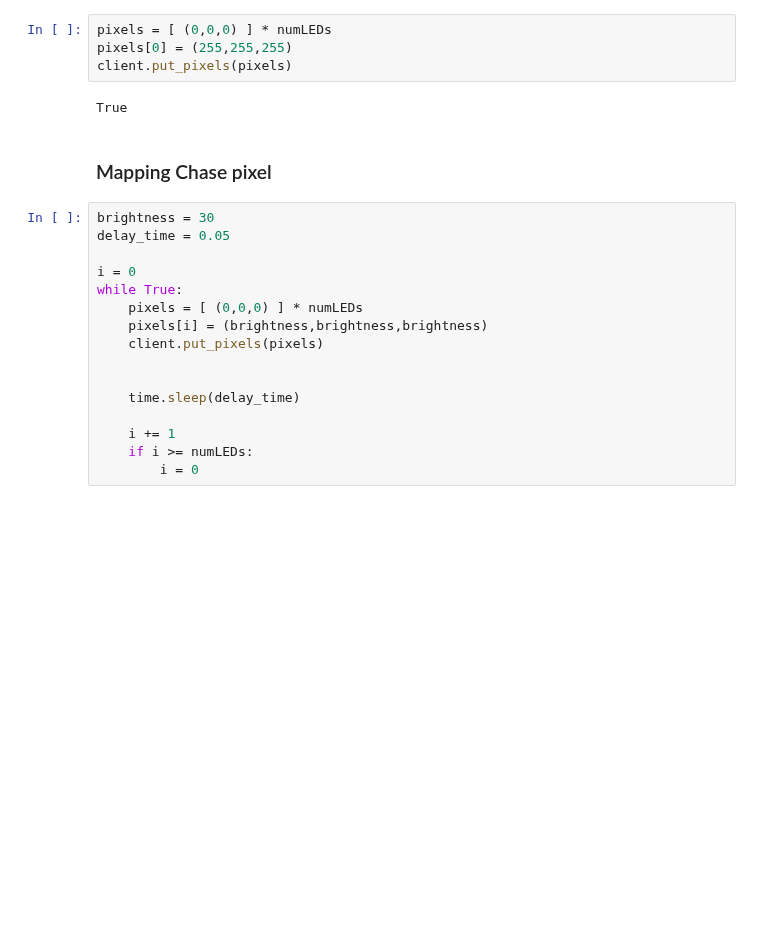
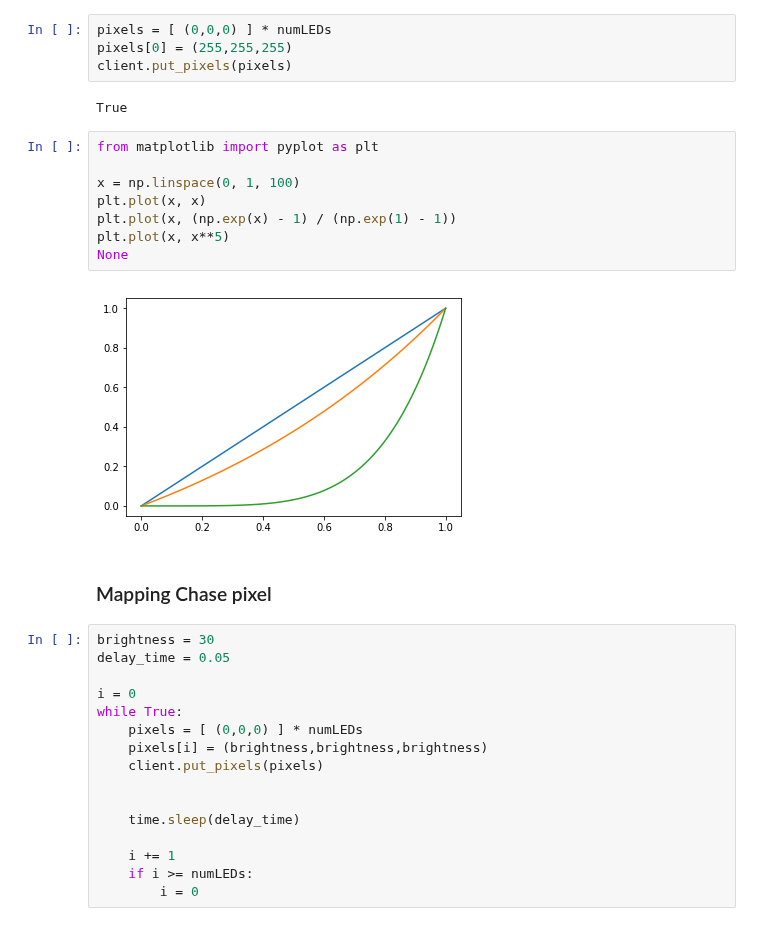
Before and after one commit to nuru-nu/moyo, a Jupyter notebook: notebooks/FadeCandy.ipynb, the cells around one changed output. Drawn from its saved outputs; the diff is of its cells as text; blank space fills up the shorter version.

```diff
--- a/notebooks/FadeCandy.ipynb
+++ b/notebooks/FadeCandy.ipynb
@@ -47,6 +47,16 @@ pixels[0] = (255,255,255)
 client.put_pixels(pixels)
 # %% [output]
 True
+# %%
+from matplotlib import pyplot as plt
+
+x = np.linspace(0, 1, 100)
+plt.plot(x, x)
+plt.plot(x, (np.exp(x) - 1) / (np.exp(1) - 1))
+plt.plot(x, x**5)
+None
+# %% [output]
+[figure, added]
 # %% [markdown]
 ### Mapping Chase pixel
 # %%
```
Also changed, not shown: parts of 2 cells of this notebook, 7 other files.
